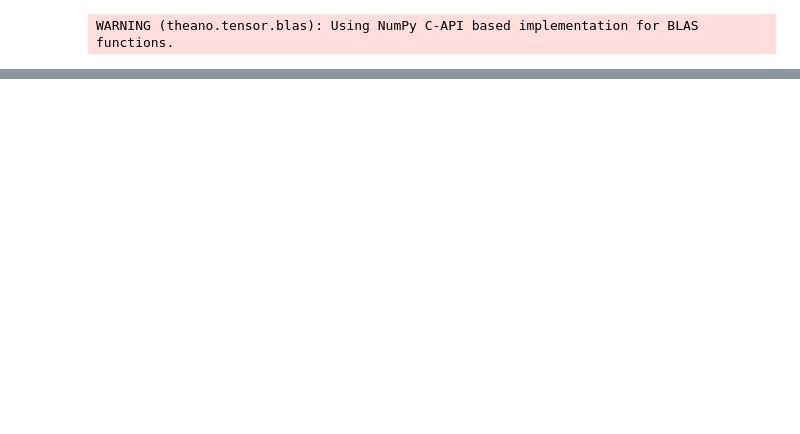
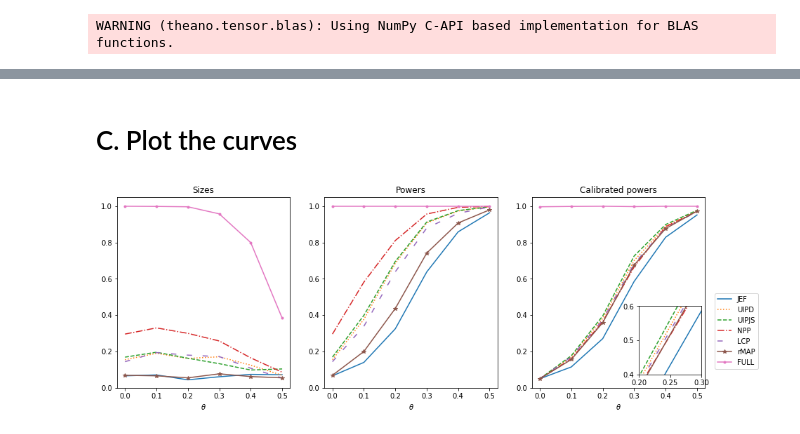
Before and after one commit to JINhuaqing/UIP, a Jupyter notebook: NormSetting/Norm_ana_test.ipynb, the cells around one changed output, grey strips where cells are left out. Cells and saved outputs as stored; diff of their text form; code cells hidden in the pictures; blank space fills up the shorter version.

```diff
--- a/NormSetting/Norm_ana_test.ipynb
+++ b/NormSetting/Norm_ana_test.ipynb
@@ -358,0 +153,3 @@ dtype: float64
+# %%
+Powers60 = ddict(list)
+Powers95_60 = ddict(list)
@@ -358,0 +198,8 @@ dtype: float64
+# %%
+Powers95_60 = pd.DataFrame(Powers95_60)
+print(Powers95_60)
+print(f"Powers95")
+print(Powers95_60.drop(columns=["theta"]).mean(axis=0))
+print("Sizes")
+for key, v in sizes60.items():
+    print(f"{key:<10}: {v[0]:.3f}")
@@ -358,0 +228,8 @@ dtype: float64
+# %%
+n = 120
+root = Path(f"./results/")
+
+fls = root.glob(f"SimBiostatR1*_n{n}.pkl")
+fls = list(fls)
+fls = sorted(fls, key=sortdir)
+idxs = [int(sortdir(fl))/100 for fl in fls]
@@ -358,0 +368,2 @@ dtype: float64
+# %% [markdown]
+# C. Plot the curves
@@ -358,0 +373,59 @@ dtype: float64
+# %%
+thetas = idxs
+fig = plt.figure(figsize=[15, 5])
+axes = fig.subplots(1, 3)
+
+axes[0].set_title("Sizes")
+axes[0].set_ylim([0, 1.05])
+axes[0].set_xlabel(r"$\theta$")
+axes[0].plot(thetas, sizes60["JEF"], label="JEF", linestyle=linestyles[0][1])
+axes[0].plot(thetas, sizes60["UIPD"], label="UIPD", linestyle=linestyles[1][1])
+axes[0].plot(thetas, sizes60["UIPJS"], label="UIPJS", linestyle=linestyles[2][1])
+axes[0].plot(thetas, sizes60["NPP"], label="NPP", linestyle=linestyles[3][1])
+axes[0].plot(thetas, sizes60["LCP"], label="LCP", linestyle=linestyles[6][1])
+axes[0].plot(thetas, sizes60["rMAP"], label="rMAP", linestyle=linestyles[0][1], marker="*")
+axes[0].plot(thetas, sizes60["FULL"], label="FULL", linestyle=linestyles[0][1], marker=".")
+
+
+axes[1].set_title("Powers")
+axes[1].set_ylim([0, 1.05])
+axes[1].set_xlabel(r"$\theta$")
+axes[1].plot(thetas, Powers95_60["JEF"], label="JEF", linestyle=linestyles[0][1])
+axes[1].plot(thetas, Powers95_60["UIPD"], label="UIPD", linestyle=linestyles[1][1])
+axes[1].plot(thetas, Powers95_60["UIPJS"], label="UIPJS", linestyle=linestyles[2][1])
+axes[1].plot(thetas, Powers95_60["NPP"], label="NPP", linestyle=linestyles[3][1])
+axes[1].plot(thetas, Powers95_60["LCP"], label="LCP", linestyle=linestyles[6][1])
+axes[1].plot(thetas, Powers95_60["rMAP"], label="rMAP", linestyle=linestyles[0][1], marker="*")
+axes[1].plot(thetas, Powers95_60["FULL"], label="FULL", linestyle=linestyles[0][1], marker=".")
+
+axes[2].set_title("Calibrated powers")
+axes[2].set_ylim([0, 1.05])
+axes[2].set_xlabel(r"$\theta$")
+axes[2].plot(thetas, Powers60["JEF"], label="JEF", linestyle=linestyles[0][1])
+axes[2].plot(thetas, Powers60["UIPD"], label="UIPD", linestyle=linestyles[1][1])
+axes[2].plot(thetas, Powers60["UIPJS"], label="UIPJS", linestyle=linestyles[2][1])
+axes[2].plot(thetas, Powers60["NPP"], label="NPP", linestyle=linestyles[3][1])
+axes[2].plot(thetas, Powers60["LCP"], label="LCP", linestyle=linestyles[6][1])
+axes[2].plot(thetas, Powers60["rMAP"], label="rMAP", linestyle=linestyles[0][1], marker="*")
+axes[2].plot(thetas, Powers60["FULL"], label="FULL", linestyle=linestyles[0][1], marker=".")
+
+axins = inset_axes(axes[2], width="40%", height="30%", loc='lower right',
+                   bbox_to_anchor=(0.1, 0.05, 0.9, 1.2),
+                   bbox_transform=axes[2].transAxes)
+
+axins.set_ylim([0.4, 0.6])
+axins.set_yticks([0.4, 0.5, 0.6])
+axins.set_xlim([0.2, 0.3])
+axins.set_xticks([0.2, 0.25, 0.3])
+axins.plot(thetas, Powers60["JEF"], label="JEF", linestyle=linestyles[0][1])
+axins.plot(thetas, Powers60["UIPD"], label="UIPD", linestyle=linestyles[1][1])
+axins.plot(thetas, Powers60["UIPJS"], label="UIPJS", linestyle=linestyles[2][1])
+axins.plot(thetas, Powers60["NPP"], label="NPP", linestyle=linestyles[3][1])
+axins.plot(thetas, Powers60["LCP"], label="LCP", linestyle=linestyles[6][1])
+axins.plot(thetas, Powers60["rMAP"], label="rMAP", linestyle=linestyles[0][1], marker="*")
+#axins.plot(thetas, Powers60["FULL"], label="FULL", linestyle=linestyles[0][1], marker=".")
+
+handles, labels = axes[0].get_legend_handles_labels()
+_ = fig.legend(handles, labels, loc=(0.92, 0.20))
+# %% [output]
+[figure, added]
```
Also changed, not shown: parts of 60 cells of this notebook, 10 other files.
